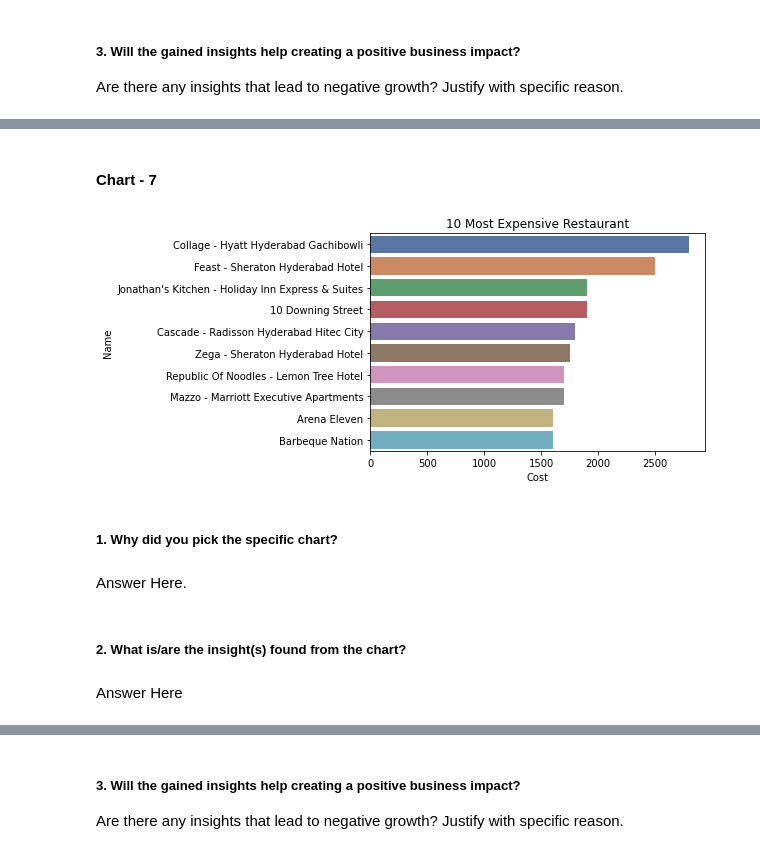
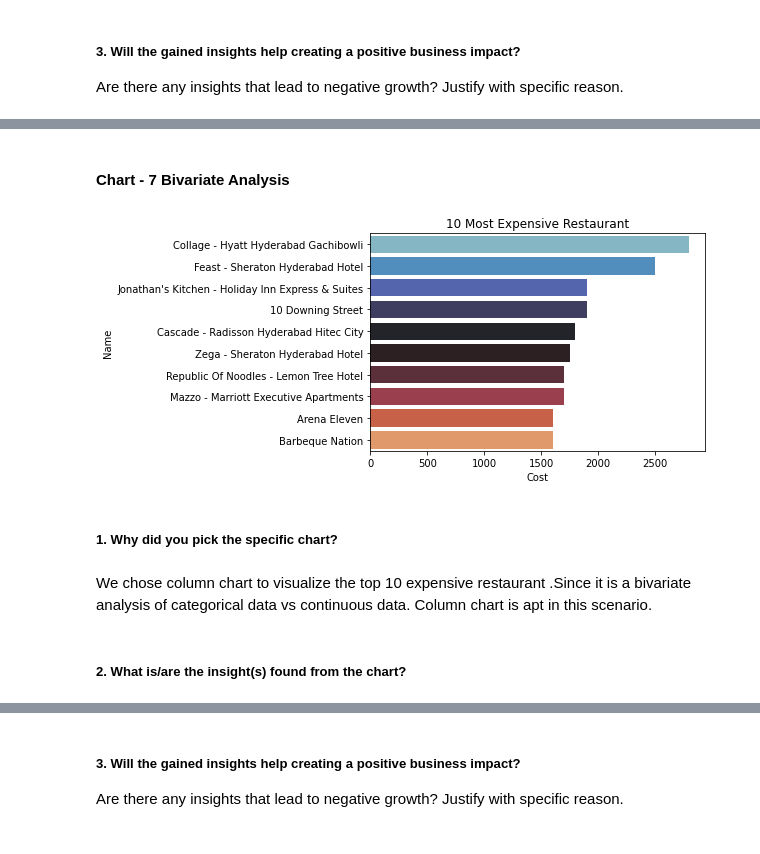
Before and after one commit to saumyadash9/Zomato-Restaurant-Clustering-And-Sentiment-Analysis, a Jupyter notebook: Saumya_Dash_Zomato_Restaurant_Clustering_And_Sentiment_Analysis.ipynb, the cells around one changed output, grey strips where cells are left out. Drawn from its saved outputs; the diff is of its cells as text; code cells hidden in the pictures.

```diff
--- a/Saumya_Dash_Zomato_Restaurant_Clustering_And_Sentiment_Analysis.ipynb
+++ b/Saumya_Dash_Zomato_Restaurant_Clustering_And_Sentiment_Analysis.ipynb
@@ -718,18 +839,16 @@ Answer Here
 # %% [markdown]
-#### Chart - 7
+#### Chart - 7 Bivariate Analysis
 # %%
 # Chart - 7 visualization code
 # top 10 most expensive restaurant
-sns.barplot(x='Cost', y='Name', data=df1.sort_values(ascending=False, by='Cost')[:10],palette ='deep')
+sns.barplot(x='Cost', y='Name', data=df1.sort_values(ascending=False, by='Cost')[:10],palette ='icefire')
 plt.title('10 Most Expensive Restaurant')
 plt.show()
 # %% [output]
-[figure, old version]
+[figure, new version]
 # %% [markdown]
 ##### 1. Why did you pick the specific chart?
-# %% [markdown]
-Answer Here.
+# %% [markdown]
+We chose column chart to visualize the top 10 expensive restaurant .Since it is a bivariate analysis of categorical data vs continuous data. Column chart is apt in this scenario.
 # %% [markdown]
 ##### 2. What is/are the insight(s) found from the chart?
-# %% [markdown]
-Answer Here
```
Also changed, not shown: parts of 102 cells of this notebook.
